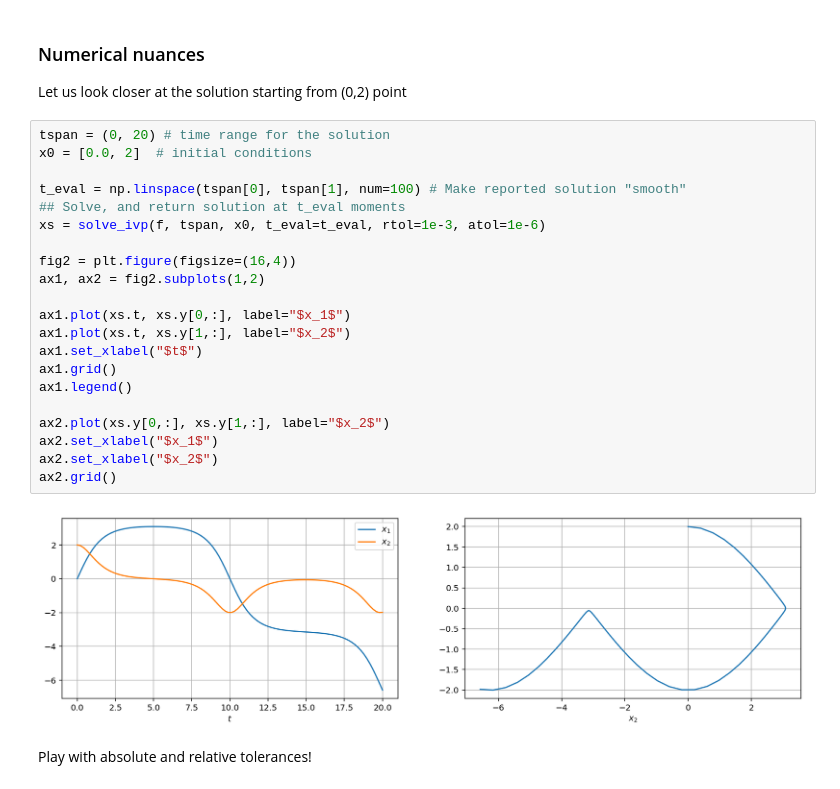
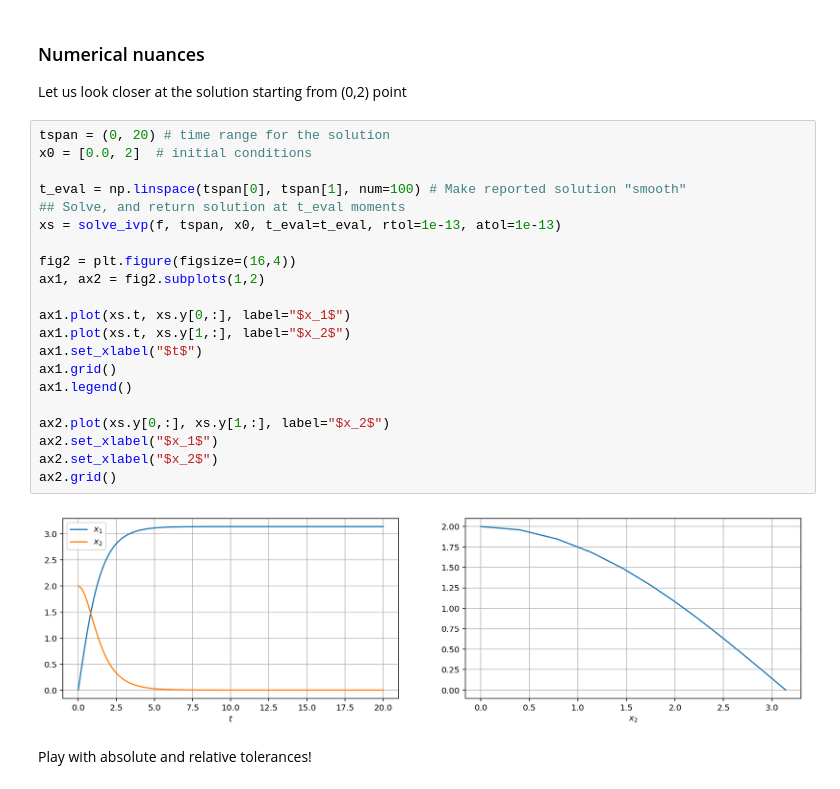
Before and after one commit to fedxa/PHYS30471, a Jupyter notebook: ODE_2D_pendulum.ipynb, the cells around one changed output. Drawn from its saved outputs; the diff is of its cells as text.

```diff
--- a/ODE_2D_pendulum.ipynb
+++ b/ODE_2D_pendulum.ipynb
@@ -198,25 +196,25 @@ Let us look closer at the solution starting from (0,2) point
 # %%
 tspan = (0, 20) # time range for the solution
 x0 = [0.0, 2]  # initial conditions
 
 t_eval = np.linspace(tspan[0], tspan[1], num=100) # Make reported solution "smooth"
 ## Solve, and return solution at t_eval moments
-xs = solve_ivp(f, tspan, x0, t_eval=t_eval, rtol=1e-3, atol=1e-6)
+xs = solve_ivp(f, tspan, x0, t_eval=t_eval, rtol=1e-13, atol=1e-13)
 
 fig2 = plt.figure(figsize=(16,4))
 ax1, ax2 = fig2.subplots(1,2)
 
 ax1.plot(xs.t, xs.y[0,:], label="$x_1$")
 ax1.plot(xs.t, xs.y[1,:], label="$x_2$")
 ax1.set_xlabel("$t$")
 ax1.grid()
 ax1.legend()
 
 ax2.plot(xs.y[0,:], xs.y[1,:], label="$x_2$")
 ax2.set_xlabel("$x_1$")
 ax2.set_xlabel("$x_2$")
 ax2.grid()
 # %% [output]
-[figure, old version]
+[figure, new version]
 # %% [markdown]
 Play with absolute and relative tolerances!
```
Also changed, not shown: parts of 2 cells of this notebook, 1 other file.
